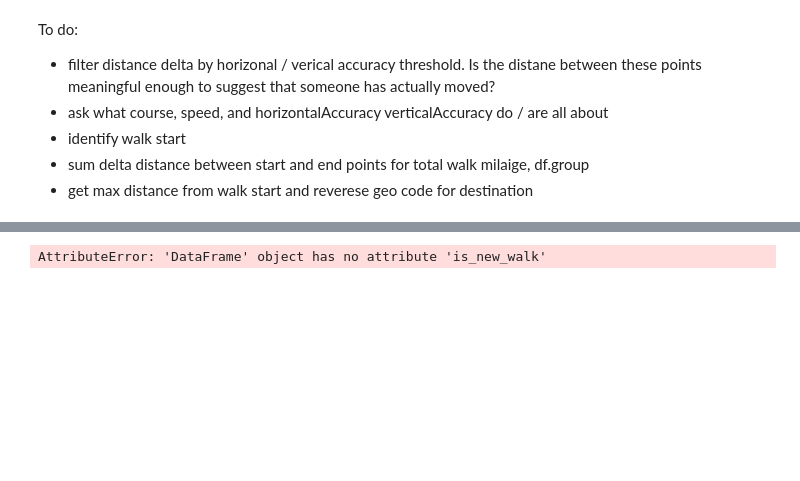
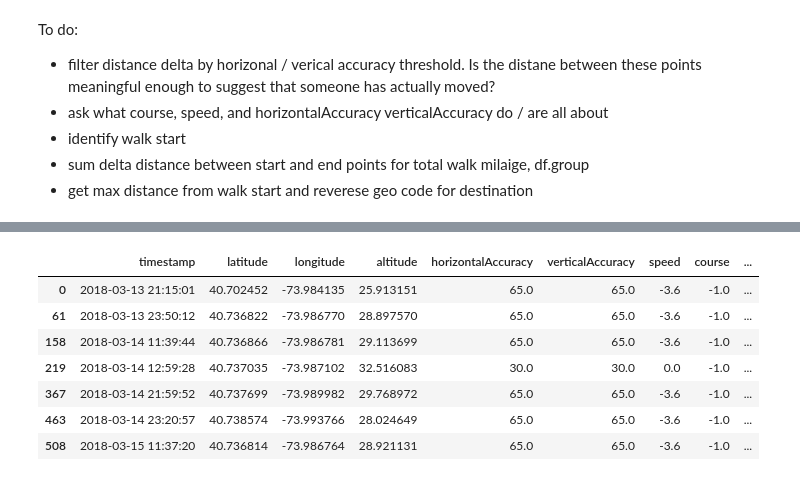
Before and after one commit to agconti/dog-walks, a Jupyter notebook: dog_walks.ipynb, the cells around one changed output, grey strips where cells are left out. Drawn from its saved outputs; the diff is of its cells as text; code cells hidden in the pictures; blank space fills up the shorter version.

```diff
--- a/dog_walks.ipynb
+++ b/dog_walks.ipynb
@@ -65,4 +54,12 @@ Timedelta('0 days 00:24:03.446624')
 # %%
-df[df.is_new_walk]
+walks = df[df.is_new_walk]
+walks
 # %% [output]
-AttributeError: 'DataFrame' object has no attribute 'is_new_walk'
+|  | timestamp | latitude | longitude | altitude | horizontalAccuracy | verticalAccuracy | speed | course | ... |
+| 0 | 2018-03-13 21:15:01 | 40.702452 | -73.984135 | 25.913151 | 65.0 | 65.0 | -3.6 | -1.0 | ... |
+| 61 | 2018-03-13 23:50:12 | 40.736822 | -73.986770 | 28.897570 | 65.0 | 65.0 | -3.6 | -1.0 | ... |
+| 158 | 2018-03-14 11:39:44 | 40.736866 | -73.986781 | 29.113699 | 65.0 | 65.0 | -3.6 | -1.0 | ... |
+| 219 | 2018-03-14 12:59:28 | 40.737035 | -73.987102 | 32.516083 | 30.0 | 30.0 | 0.0 | -1.0 | ... |
+| 367 | 2018-03-14 21:59:52 | 40.737699 | -73.989982 | 29.768972 | 65.0 | 65.0 | -3.6 | -1.0 | ... |
+| 463 | 2018-03-14 23:20:57 | 40.738574 | -73.993766 | 28.024649 | 65.0 | 65.0 | -3.6 | -1.0 | ... |
+| 508 | 2018-03-15 11:37:20 | 40.736814 | -73.986764 | 28.921131 | 65.0 | 65.0 | -3.6 | -1.0 | ... |
```
Also changed, not shown: parts of 8 cells of this notebook.
